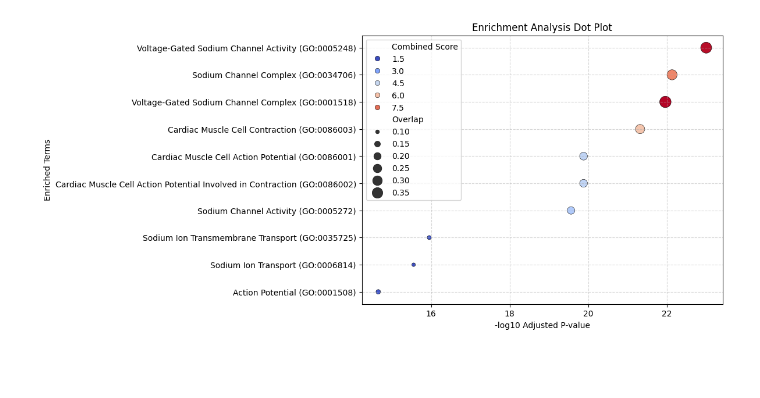
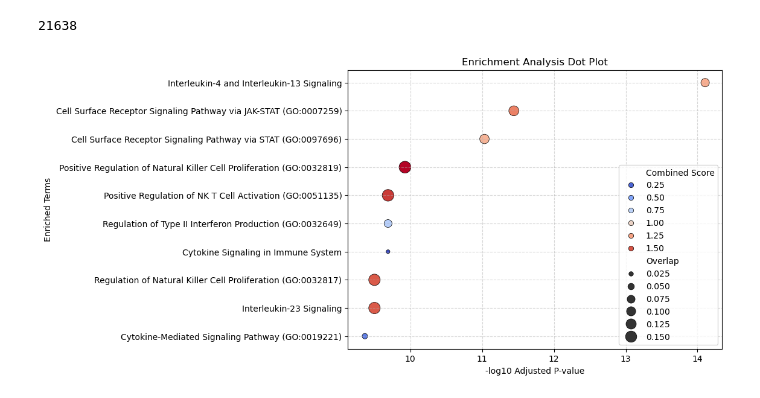
Before and after one commit to superlsd/GenEpi, a Jupyter notebook: Genepi_09_CaseExample.ipynb, the cells around one changed output. Drawn from its saved outputs; the diff is of its cells as text; code cells hidden in the pictures; blank space fills up the shorter version.

```diff
--- a/Genepi_09_CaseExample.ipynb
+++ b/Genepi_09_CaseExample.ipynb
@@ -402,4 +285,0 @@ for dispair,ji in G_elma_icd_female_genetic_jaccard_dict.items():
-# %%
-for dispair,ji in G_elma_icd_male_genetic_jaccard_dict.items():
-    if ji<0.01 and G_elma_icd_male_genetic_fdr_dict[dispair]<0.05:
-        print(dispair,ji,G_elma_icd_male_genetic_fdr_dict[dispair])
@@ -424,5 +285,0 @@ for dispair,ji in G_elma_icd_male_genetic_jaccard_dict.items():
-# %%
-allsources_icd_gene_dict_unified_cl = {}
-for dis,geneset in allsources_icd_gene_dict_unified.items():
-    n_geneset = [n for n in list(geneset) if str(n)!='nan']
-    allsources_icd_gene_dict_unified_cl[dis] = set(n_geneset)
@@ -459,18 +313,33 @@ BP2025_gene_dict = read_gene_annotation("input/GO_Biological_Process_2025.txt")
 Reactome2024_gene_dict = read_gene_annotation("input/Reactome_Pathways_2024.txt")
 
 tot_gene_annotation_dict = {**ML2025_gene_dict, **CC2025_gene_dict, **BP2025_gene_dict, **Reactome2024_gene_dict}
+# %%
+tot_genelist = []
+for mech,genelist in tot_gene_annotation_dict.items():
+    for gene in genelist:
+        if gene not in tot_genelist:
+            tot_genelist.append(gene)
+
+for dis,genelist in allsources_icd_gene_dict_unified.items():
+    for gene in genelist:
+        if gene not in tot_genelist:
+            tot_genelist.append(gene)
+print(len(tot_genelist))
+# %% [output]
+21638
 # %%
+genetic_background = len(tot_genelist)
 G_elma_icd_male_genetic_enrichment_dict = {}
 for dispair,ji in G_elma_icd_male_genetic_jaccard_dict.items():
     if ji!=0:
         disA = dispair[0]
         disB = dispair[1]
-        intersected_genelist = list(set(allsources_icd_gene_dict_unified_cl[disA]) & set(allsources_icd_gene_dict_unified_cl[disB]))
+        intersected_genelist = list(set(allsources_icd_gene_dict_unified[disA]) & set(allsources_icd_gene_dict_unified[disB]))
         ann_list = []
         pval_list = []
         ji_list = []
         for ann,genelist in tot_gene_annotation_dict.items():
-            pval_ov = float(overlap_genelists(intersected_genelist,genelist,20000))
+            pval_ov = float(overlap_genelists(intersected_genelist,genelist,genetic_background))
             ji_overlap = overlap_jaccard(intersected_genelist,genelist)
             ann_list.append(ann)
             pval_list.append(pval_ov)
@@ -596,8 +465,8 @@ def dotplot_gseapy(df, top_n=10, size_col='Overlap', pval_col='FDR'):
     # Show the plot
     plt.show()
 # %%
-dotplot_gseapy(G_elma_icd_male_genetic_enrichment_dict[('K35','K37')])
+dotplot_gseapy(G_elma_icd_male_genetic_enrichment_dict[('M07','L40')])
 # %% [output]
-[figure, old version]
+[figure, new version]
 # %%
 #Let's import the drugs predicted for each disease based on the genetic overlap
```
Also changed, not shown: parts of 40 cells of this notebook.
